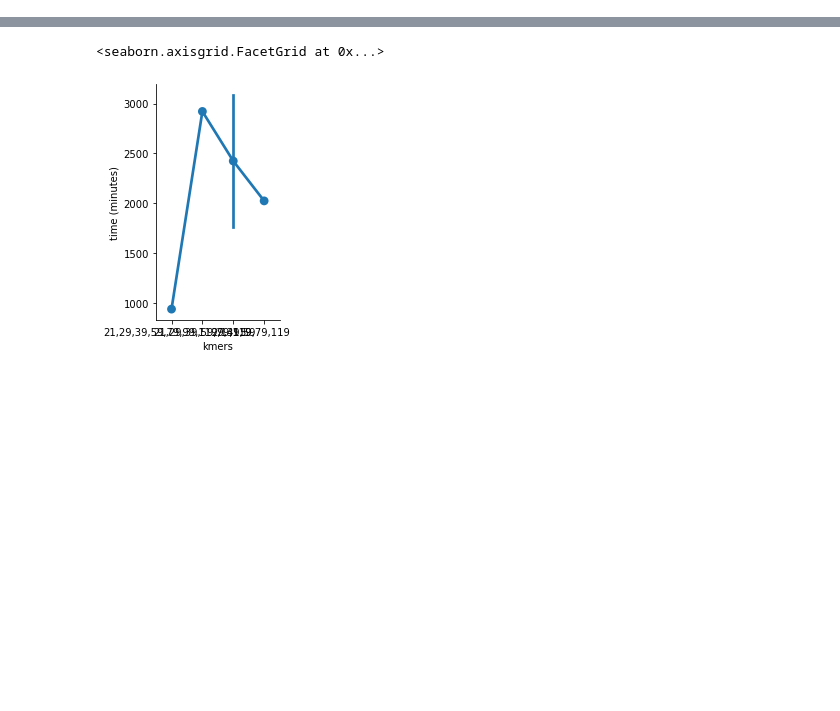
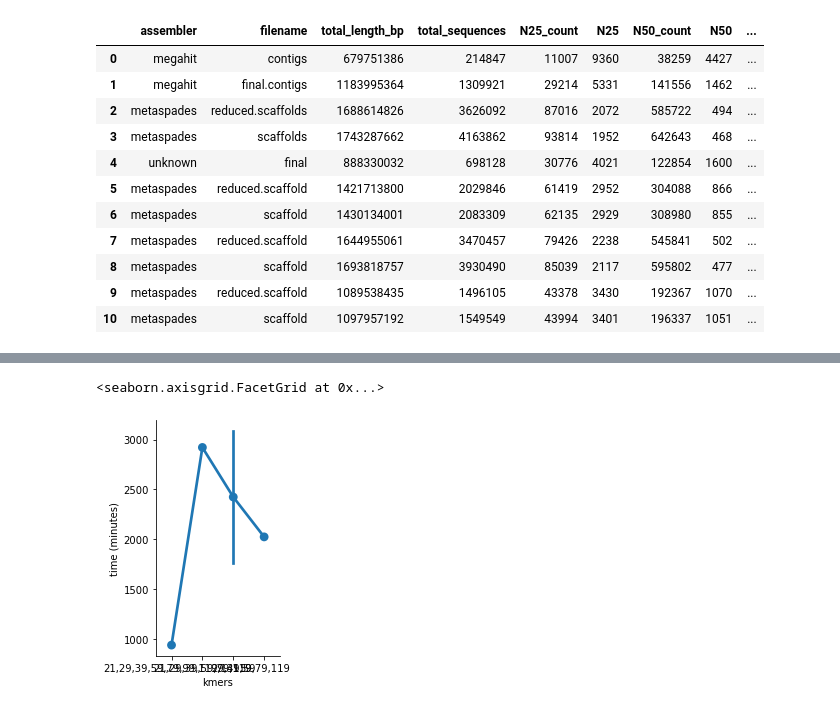
Before and after one commit to ParkvilleData/MetaGenePipe, a Jupyter notebook: scripts/plot_assembly.ipynb, the cells around one changed output, grey strips where cells are left out. Saved outputs shown, nothing was run; the diff lists cells and outputs as text; code cells hidden in the pictures; blank space fills up the shorter version.

```diff
--- a/scripts/plot_assembly.ipynb
+++ b/scripts/plot_assembly.ipynb
@@ -52,33 +46,45 @@ assembly_stats
 # %%
 def get_mins(time_str):
-    if time_str:
+    if not pd.isnull(time_str):
         if time_str.count(":")==2:
             """Get minutes from time."""
             h, m, s = time_str.split(':')
             total_time = (int(h) * 3600 + int(m) * 60 + float(s))/60
         elif time_str.count(":")==1:
             """Get minutes from time."""
             m, s = time_str.split(':')
             total_time = (int(m) * 60 + float(s))/60
 
-    return total_time
+        return total_time
 
 assembly_stats['time (minutes)'] = assembly_stats['Elapsed (wall clock) time (h:mm:ss or m:ss)'].apply(get_mins)
 
 assembly_stats['Percent of CPU this job got'] = assembly_stats['Percent of CPU this job got'].str.replace('%','')
 
-numeric_cols = ['threads', 'Percent of CPU this job got','Maximum resident set size (kbytes)']
+numeric_cols = ['Percent of CPU this job got','Maximum resident set size (kbytes)']
 assembly_stats[numeric_cols] = assembly_stats[numeric_cols].apply(pd.to_numeric, errors='coerce', axis=1)
 
 assembly_stats['kmers'] = np.select([assembly_stats.assembler == 'megahit',assembly_stats.assembler == 'spades1',assembly_stats.assembler.str.contains('spades2'),assembly_stats.assembler == 'spades3'],
                         ['21,29,39,59,79,99,119,141', '21,29,39,59,79,119', '29,39,59', '59,79,119'],
                         default='unknown')
 
 assembly_stats['threads'] = np.select([assembly_stats.assembler.str.contains('spades2')],[24],default=12)
 
 assembly_stats['assembler'] = np.select([assembly_stats.assembler.str.contains('megahit'),assembly_stats.assembler.str.contains('spades')],['megahit','metaspades'],default='unknown')
 
 assembly_stats['max_memory_gb'] = np.ceil(assembly_stats['Maximum resident set size (kbytes)'].divide(1048576))
 
 assembly_stats
 # %% [output]
+|  | assembler | filename | total_length_bp | total_sequences | N25_count | N25 | N50_count | N50 | ... |
+| 0 | megahit | contigs | 679751386 | 214847 | 11007 | 9360 | 38259 | 4427 | ... |
+| 1 | megahit | final.contigs | 1183995364 | 1309921 | 29214 | 5331 | 141556 | 1462 | ... |
+| 2 | metaspades | reduced.scaffolds | 1688614826 | 3626092 | 87016 | 2072 | 585722 | 494 | ... |
+| 3 | metaspades | scaffolds | 1743287662 | 4163862 | 93814 | 1952 | 642643 | 468 | ... |
+| 4 | unknown | final | 888330032 | 698128 | 30776 | 4021 | 122854 | 1600 | ... |
+| 5 | metaspades | reduced.scaffold | 1421713800 | 2029846 | 61419 | 2952 | 304088 | 866 | ... |
+| 6 | metaspades | scaffold | 1430134001 | 2083309 | 62135 | 2929 | 308980 | 855 | ... |
+| 7 | metaspades | reduced.scaffold | 1644955061 | 3470457 | 79426 | 2238 | 545841 | 502 | ... |
+| 8 | metaspades | scaffold | 1693818757 | 3930490 | 85039 | 2117 | 595802 | 477 | ... |
+| 9 | metaspades | reduced.scaffold | 1089538435 | 1496105 | 43378 | 3430 | 192367 | 1070 | ... |
+| 10 | metaspades | scaffold | 1097957192 | 1549549 | 43994 | 3401 | 196337 | 1051 | ... |
```
Also changed, not shown: parts of 4 cells of this notebook, 5 other files.
